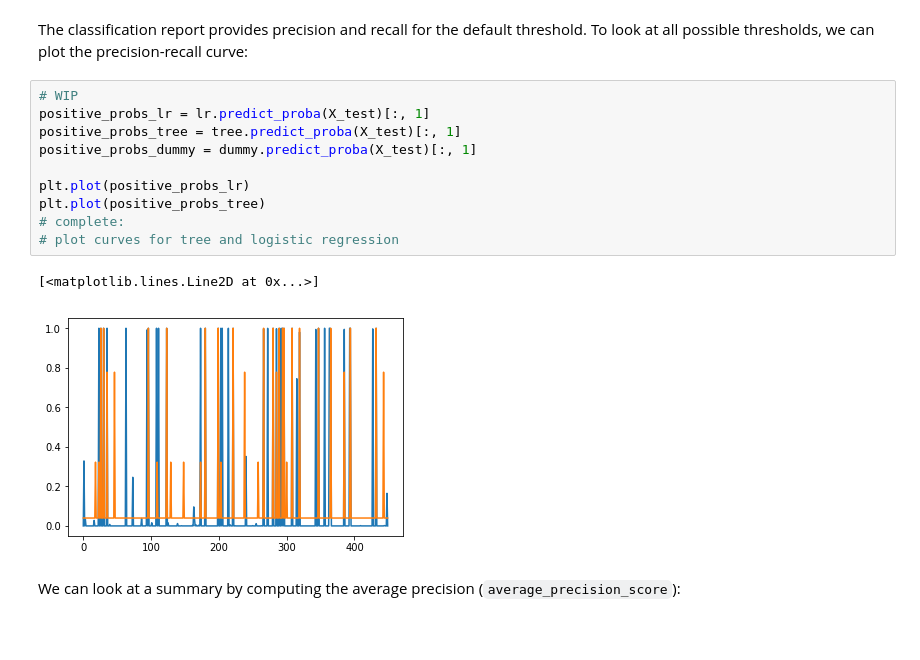
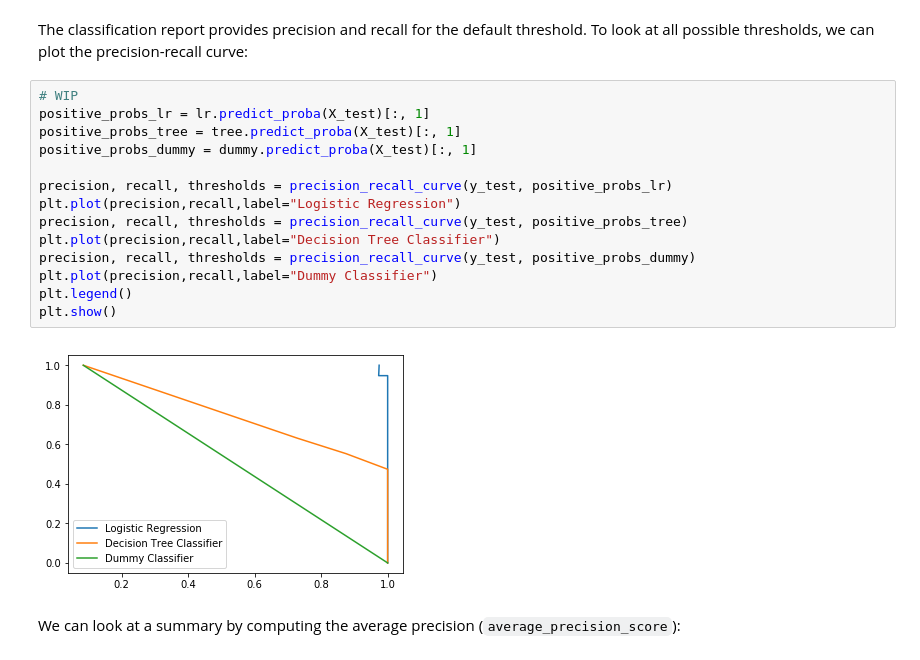
Before and after one commit to Larry201608/Columbia-Data-Science-Bootcamp, a Jupyter notebook: Bootcamp-materials/notebooks/Day3/day3-cross-validation-and-metrics.ipynb, the cells around one changed output. Drawn from its saved outputs; the diff is of its cells as text; blank space fills up the shorter version.

```diff
--- a/Bootcamp-materials/notebooks/Day3/day3-cross-validation-and-metrics.ipynb
+++ b/Bootcamp-materials/notebooks/Day3/day3-cross-validation-and-metrics.ipynb
@@ -415,16 +412,19 @@ The classification report provides precision and recall for the default threshol
 # %%
 # WIP
 positive_probs_lr = lr.predict_proba(X_test)[:, 1]
 positive_probs_tree = tree.predict_proba(X_test)[:, 1]
 positive_probs_dummy = dummy.predict_proba(X_test)[:, 1]
 
-plt.plot(positive_probs_lr)
-plt.plot(positive_probs_tree)
-# complete:
-# plot curves for tree and logistic regression
+precision, recall, thresholds = precision_recall_curve(y_test, positive_probs_lr)
+plt.plot(precision,recall,label="Logistic Regression")
+precision, recall, thresholds = precision_recall_curve(y_test, positive_probs_tree)
+plt.plot(precision,recall,label="Decision Tree Classifier")
+precision, recall, thresholds = precision_recall_curve(y_test, positive_probs_dummy)
+plt.plot(precision,recall,label="Dummy Classifier")
+plt.legend()
+plt.show()
 # %% [output]
-[<matplotlib.lines.Line2D at 0x...>]
-[figure, old version]
+[figure, new version]
 # %% [markdown]
 We can look at a summary by computing the average precision (``average_precision_score``):
 # %%
```
Also changed, not shown: parts of 6 cells of this notebook.
